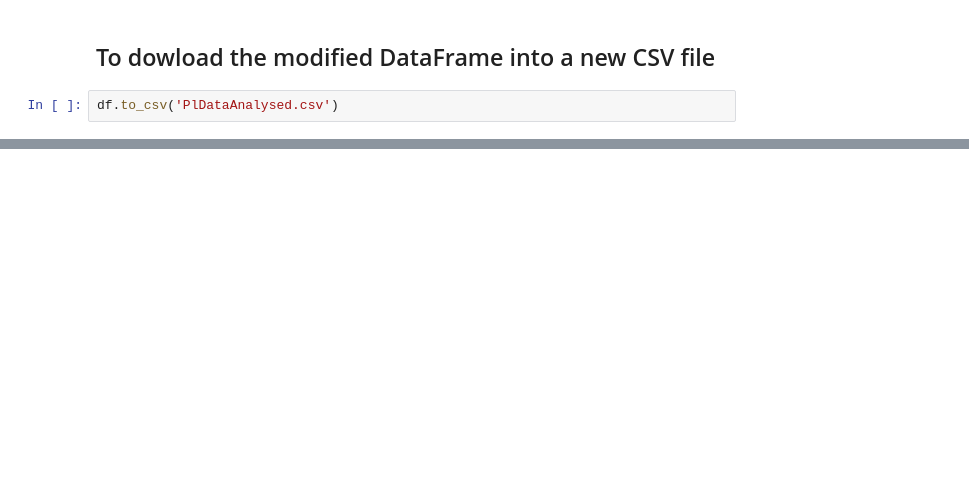
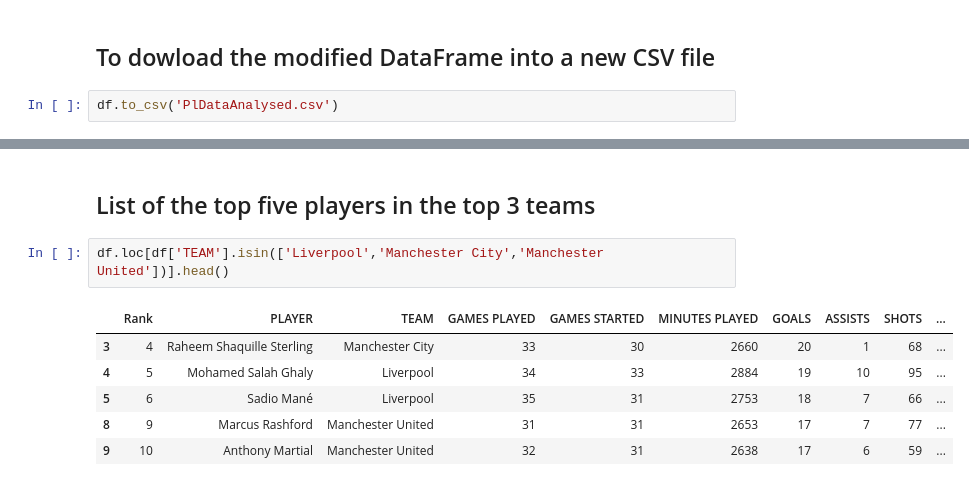
Before and after one commit to ephraim-amz/PLDataAnalysis, a Jupyter notebook: PremierLeagueNotebook.ipynb, the cells around one changed output, grey strips where cells are left out. Cells and saved outputs as stored; diff of their text form; blank space fills up the shorter version.

```diff
--- a/PremierLeagueNotebook.ipynb
+++ b/PremierLeagueNotebook.ipynb
@@ -124,0 +136,11 @@ df.to_csv('PlDataAnalysed.csv')
+# %% [markdown]
+## List of the top five players in the top 3 teams
+# %%
+df.loc[df['TEAM'].isin(['Liverpool','Manchester City','Manchester United'])].head()
+# %% [output]
+|  | Rank | PLAYER | TEAM | GAMES PLAYED | GAMES STARTED | MINUTES PLAYED | GOALS | ASSISTS | SHOTS | ... |
+| 3 | 4 | Raheem Shaquille Sterling | Manchester City | 33 | 30 | 2660 | 20 | 1 | 68 | ... |
+| 4 | 5 | Mohamed Salah Ghaly | Liverpool | 34 | 33 | 2884 | 19 | 10 | 95 | ... |
+| 5 | 6 | Sadio Mané | Liverpool | 35 | 31 | 2753 | 18 | 7 | 66 | ... |
+| 8 | 9 | Marcus Rashford | Manchester United | 31 | 31 | 2653 | 17 | 7 | 77 | ... |
+| 9 | 10 | Anthony Martial | Manchester United | 32 | 31 | 2638 | 17 | 6 | 59 | ... |
```
Also changed, not shown: parts of 2 cells of this notebook, 2 other files.
